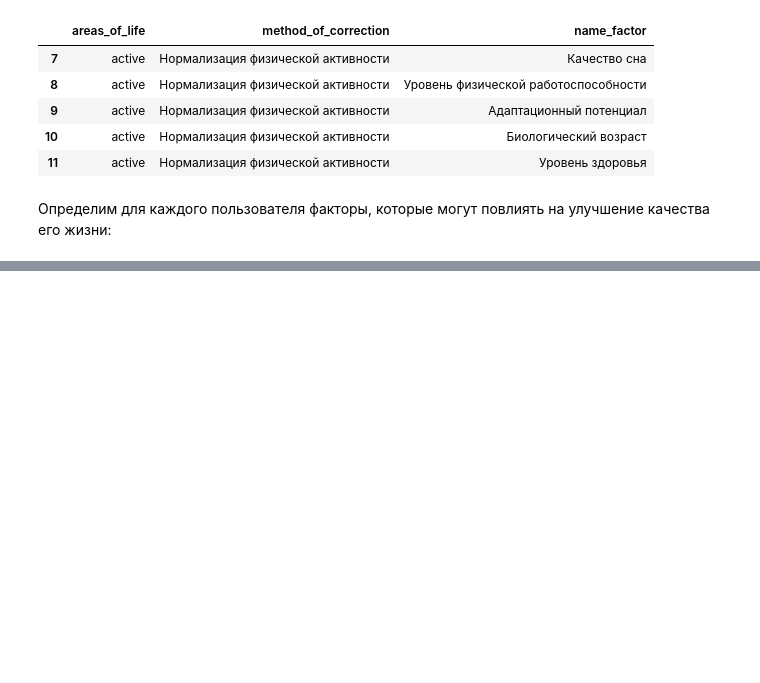
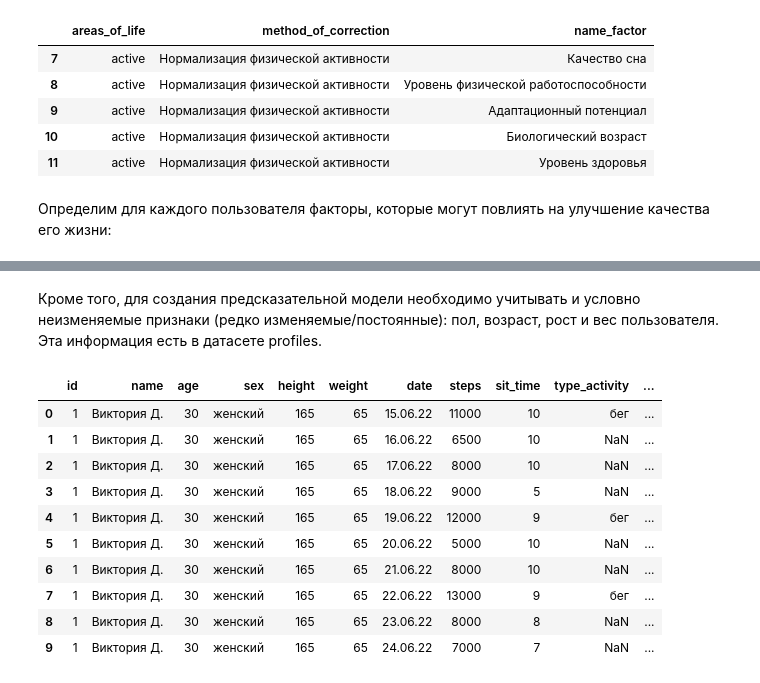
Before and after one commit to NataliNovokshonova/for_Mark, a Jupyter notebook: profiles.ipynb, the cells around one changed output, grey strips where cells are left out. Drawn from its saved outputs; the diff is of its cells as text; code cells hidden in the pictures; blank space fills up the shorter version.

```diff
--- a/profiles.ipynb
+++ b/profiles.ipynb
@@ -236,0 +258,4 @@ profiles_new.head()
+# %%
+# загрузим датафрейм, регистрирующий показатели физической активности
+activity=pd.read_csv('/content/drive/MyDrive/Colab Notebooks/activity.csv', sep=';')
+activity
@@ -236,0 +283,18 @@ profiles_new.head()
+# %% [markdown]
+Кроме того, для создания предсказательной модели необходимо учитывать и условно неизменяемые признаки (редко изменяемые/постоянные): пол, возраст, рост и вес пользователя. Эта информация есть в датасете profiles.
+# %%
+# объединим данные датасетов
+profiles_activity=pd.merge(profiles,activity)
+profiles_activity
+# %% [output]
+|  | id | name | age | sex | height | weight | date | steps | sit_time | type_activity | ... |
+| 0 | 1 | Виктория Д. | 30 | женский | 165 | 65 | 15.06.22 | 11000 | 10 | бег | ... |
+| 1 | 1 | Виктория Д. | 30 | женский | 165 | 65 | 16.06.22 | 6500 | 10 | NaN | ... |
+| 2 | 1 | Виктория Д. | 30 | женский | 165 | 65 | 17.06.22 | 8000 | 10 | NaN | ... |
+| 3 | 1 | Виктория Д. | 30 | женский | 165 | 65 | 18.06.22 | 9000 | 5 | NaN | ... |
+| 4 | 1 | Виктория Д. | 30 | женский | 165 | 65 | 19.06.22 | 12000 | 9 | бег | ... |
+| 5 | 1 | Виктория Д. | 30 | женский | 165 | 65 | 20.06.22 | 5000 | 10 | NaN | ... |
+| 6 | 1 | Виктория Д. | 30 | женский | 165 | 65 | 21.06.22 | 8000 | 10 | NaN | ... |
+| 7 | 1 | Виктория Д. | 30 | женский | 165 | 65 | 22.06.22 | 13000 | 9 | бег | ... |
+| 8 | 1 | Виктория Д. | 30 | женский | 165 | 65 | 23.06.22 | 8000 | 8 | NaN | ... |
+| 9 | 1 | Виктория Д. | 30 | женский | 165 | 65 | 24.06.22 | 7000 | 7 | NaN | ... |
```
Also changed, not shown: parts of 12 cells of this notebook.
